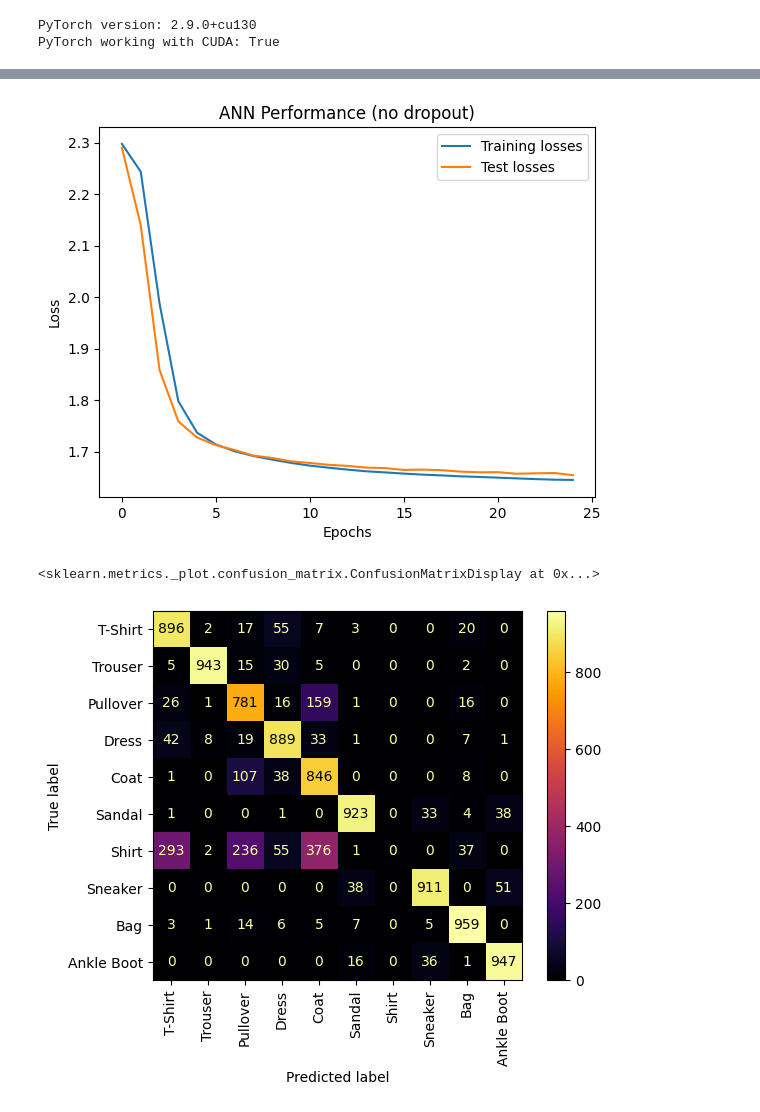
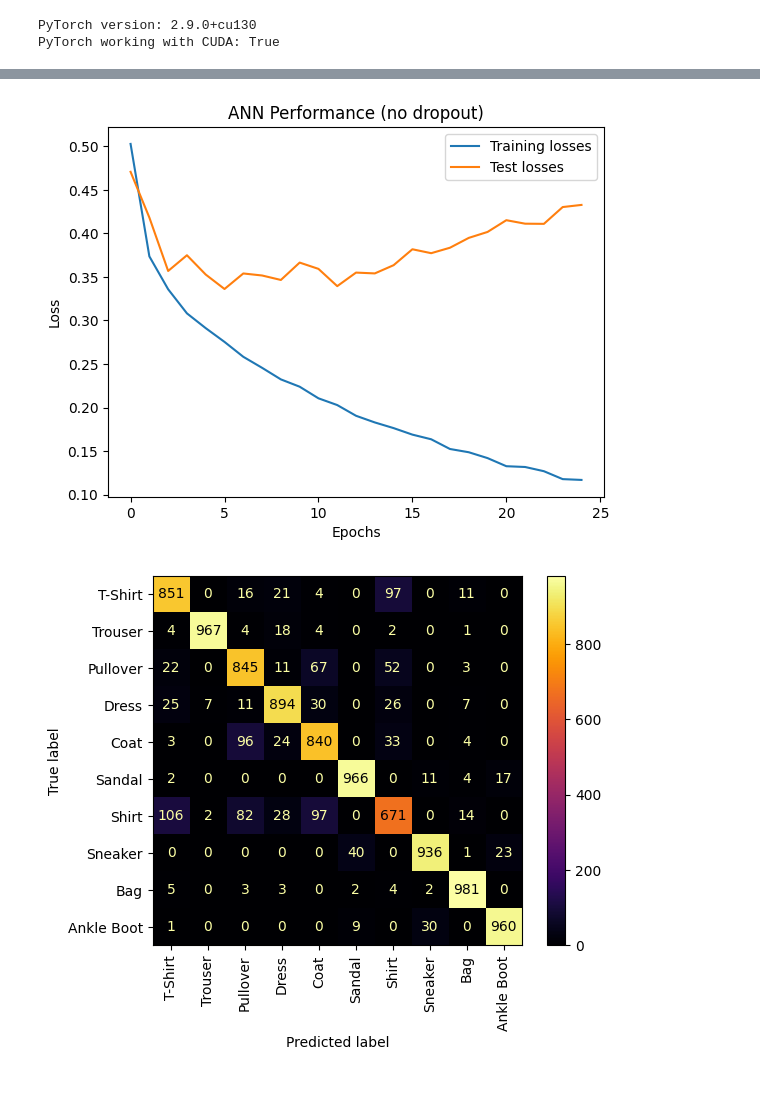
Before and after one commit to amjvl-git/csip-5103-coursework-2025-miloshkii, a Jupyter notebook: P2963116/P2963116_MylesWheatley.ipynb, the cells around one changed output, grey strips where cells are left out. Cells and saved outputs as stored; diff of their text form; code cells hidden in the pictures.

```diff
--- a/P2963116/P2963116_MylesWheatley.ipynb
+++ b/P2963116/P2963116_MylesWheatley.ipynb
@@ -26,7 +26,7 @@ transforms = Compose([
     Normalize(mean=0.5, std=0.5)
 ])
 
-# Initialises data
+# Initialise data
 training_data = datasets.FashionMNIST(
     root = "data",
     train = True,
@@ -44,9 +44,9 @@ test_data = datasets.FashionMNIST(
 # Batch Size (default = 64)
 batch_size = 64
 
-# Load the data with automatic shuffling
+# Load the data with automatic shuffling for training
 train_loader = DataLoader(training_data, batch_size, shuffle=True)
-test_loader = DataLoader(test_data, batch_size, shuffle=True)
+test_loader = DataLoader(test_data, batch_size, shuffle=False)
 
 
 train_images, train_labels = next(iter(train_loader))
@@ -76,7 +76,7 @@ plt.show()
 class MultilayerPerceptron(nn.Module):
     def __init__(self, hidden1,hidden2,hidden3,in_features=28*28, out_features=10,use_dropout=False):
         '''
-        3-Layer MLP with specifiable hidden layer size
+        Multi-Layer Perceptron with specifiable hidden layer sizes
         Args:
             hidden1 (int): specify the number of neurons in layer 1
             hidden2 (int): specify the number of neurons in layer 2
@@ -102,13 +102,13 @@ class MultilayerPerceptron(nn.Module):
             )
         else:
             self.lin_relu_stack = nn.Sequential(
-                nn.Linear(in_features,hidden1),
+                nn.Linear(in_features, hidden1),
                 nn.ReLU(),
                 nn.Linear(hidden1, hidden2),
                 nn.ReLU(),
-                nn.Linear(hidden2,hidden3),
+                nn.Linear(hidden2, hidden3),
                 nn.ReLU(),
-                nn.Linear(hidden3, out_features),
+                nn.Linear(hidden3, out_features)
              )
 
     def forward(self, x):
@@ -120,5 +120,5 @@ class MultilayerPerceptron(nn.Module):
         '''
         x = self.flatten(x)
         output = self.lin_relu_stack(x)
-        output = F.softmax(output, dim=1)
+        output = F.log_softmax(output, dim=1)
         return output
@@ -216,0 +192,12 @@ optimizer = torch.optim.SGD(ann_model.parameters(), lr=learn_rate,momentum=0.9)
+# %%
+# Initialise model and show structure
+ann_model = MultilayerPerceptron(392,196,98)
+print(ann_model)
+
+# initial hyperparameters
+learn_rate = 1e-3
+epochs = 25
+
+# initialise loss function and optimiser
+loss_fn = nn.NLLLoss()
+optimizer = torch.optim.Adam(ann_model.parameters(), lr=learn_rate)
@@ -237,4 +238,5 @@ Test loss = 1.654278 (Accuracy = 80.95%)
 # %%
+# plot loss history against epochs
 plt.plot(ann_hist, label=["Training losses","Test losses"])
 plt.xlabel("Epochs")
 plt.ylabel("Loss")
@@ -242,11 +244,14 @@ plt.title("ANN Performance (no dropout)")
 plt.legend()
 plt.show()
 # %% [output]
-[figure, old version]
+[figure, new version]
 # %%
 def ConfM(dataloader, model):
     '''
-    Create a confusion matrix
+    Create a confusion matrix and plot
+    Args:
+        dataloader (Dataloader(data)): Option to use a custom dataloader for test data
+        model (ANN/CNN): Model
     '''
     predictions = []
     labels = []
@@ -256,11 +261,10 @@ def ConfM(dataloader, model):
         predictions+=pred.tolist()
         labels+=label.tolist()
     cm = confusion_matrix(labels,predictions)
-    return cm
+    ConfusionMatrixDisplay(cm, display_labels=data_labels).plot(xticks_rotation='vertical',cmap = 'inferno')
 # %%
-ann_cm = ConfM(test_loader,ann_model)
-ConfusionMatrixDisplay(ann_cm, display_labels=data_labels).plot(xticks_rotation='vertical',cmap = 'inferno')
+# plot confusion matrix
+ConfM(test_loader,ann_model)
 # %% [output]
-<sklearn.metrics._plot.confusion_matrix.ConfusionMatrixDisplay at 0x...>
-[figure, old version]
+[figure, new version]
 # %%
```
Also changed, not shown: parts of 9 cells of this notebook.
